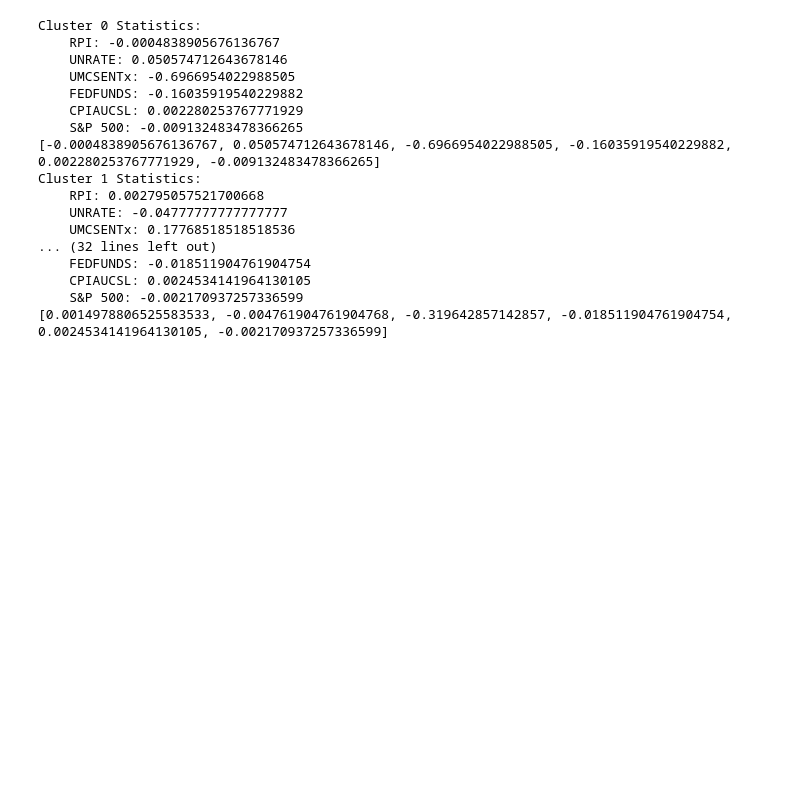
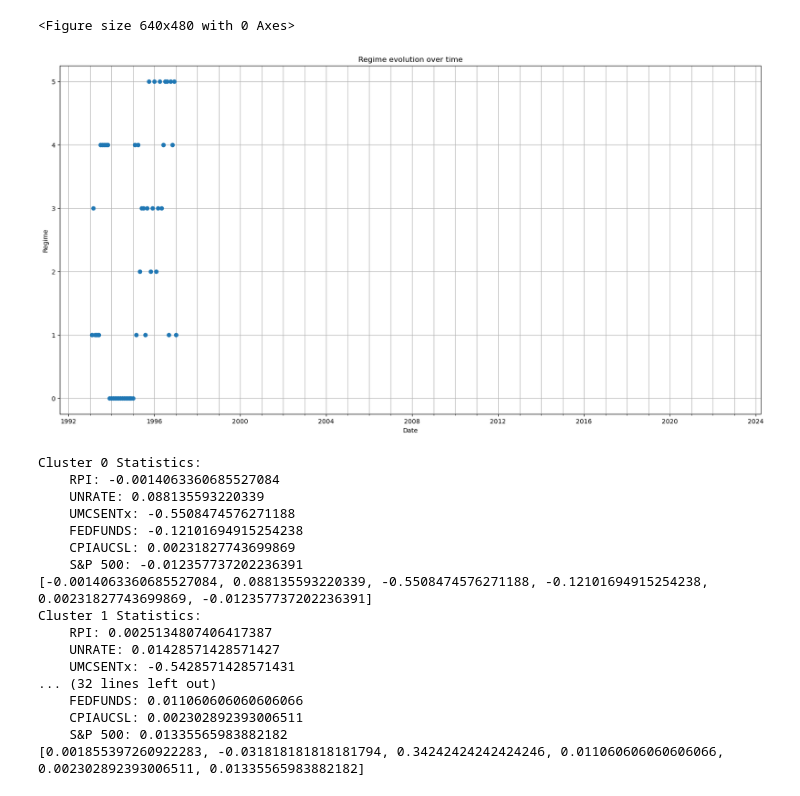
Before and after one commit to dcuoliveira/meta-learning-fin, a Jupyter notebook: src/memory_notebook.ipynb, the cells around one changed output. Saved outputs shown, nothing was run; the diff lists cells and outputs as text; code cells hidden in the pictures; blank space fills up the shorter version.

```diff
--- a/src/memory_notebook.ipynb
+++ b/src/memory_notebook.ipynb
@@ -42,3 +74,26 @@ No artists with labels found to put in legend.  Note that artists whose label st
+# %%
+import matplotlib.pyplot as plt
+import matplotlib.animation as animation
+
+shown_clusters = memory[f"cluster_step{len(all_probs) - 1}"]
+plt.clf()
+fig = plt.figure(figsize=(20, 10))
+ax = fig.add_subplot(111)
+plot = ax.plot(shown_clusters.index, shown_clusters.values, marker="o", linestyle="")[0]
+ax.xaxis.set_minor_locator(mdates.YearLocator())
+ax.set(xlabel="Date", ylabel="Regime", title="Regime evolution over time")
+plt.grid(which="both")
+
+def update(frame):
+    shown_clusters = memory[f"cluster_step{frame}"]
+    plot.set_xdata(shown_clusters.index)
+    plot.set_ydata(shown_clusters.values)
+    return plot
+ani = animation.FuncAnimation(fig=fig, func=update, frames=len(all_probs) - 1, interval=1)
+ani.save(filename="regime_evolution.gif", writer="pillow")
+# %% [output]
+<Figure size 640x480 with 0 Axes>
+[figure, added]
 # %%
 raw_data = pd.read_csv('data/inputs/fredmd_transf.csv')
 raw_data["date"] = pd.to_datetime(raw_data["date"])
@@ -47,8 +102,7 @@ raw_data = raw_data.dropna()
 
 major_cols = ['RPI', 'UNRATE', 'UMCSENTx', 'FEDFUNDS', 'CPIAUCSL', 'S&P 500']
 
-final_clusters = memory['cluster_step295']
-for i in range(6):
+for i in range(final_probs.shape[1]):
     cur_cluster = final_clusters[final_clusters == i]
     fred_data = raw_data.loc[cur_cluster.index]
     print(f"Cluster {i} Statistics:")
@@ -60,19 +114,19 @@ for i in range(6):
     print(cur_list)
 # %% [output]
 Cluster 0 Statistics:
-    RPI: -0.0004838905676136767
-    UNRATE: 0.050574712643678146
-    UMCSENTx: -0.6966954022988505
-    FEDFUNDS: -0.16035919540229882
-    CPIAUCSL: 0.002280253767771929
-    S&P 500: -0.009132483478366265
-[-0.0004838905676136767, 0.050574712643678146, -0.6966954022988505, -0.16035919540229882, 0.002280253767771929, -0.009132483478366265]
+    RPI: -0.0014063360685527084
+    UNRATE: 0.088135593220339
+    UMCSENTx: -0.5508474576271188
+    FEDFUNDS: -0.12101694915254238
+    CPIAUCSL: 0.00231827743699869
+    S&P 500: -0.012357737202236391
+[-0.0014063360685527084, 0.088135593220339, -0.5508474576271188, -0.12101694915254238, 0.00231827743699869, -0.012357737202236391]
 Cluster 1 Statistics:
-    RPI: 0.002795057521700668
-    UNRATE: -0.04777777777777777
-    UMCSENTx: 0.17768518518518536
+    RPI: 0.0025134807406417387
+    UNRATE: 0.01428571428571427
+    UMCSENTx: -0.5428571428571431
 ... (32 lines left out)
-    FEDFUNDS: -0.018511904761904754
-    CPIAUCSL: 0.0024534141964130105
-    S&P 500: -0.002170937257336599
-[0.0014978806525583533, -0.004761904761904768, -0.319642857142857, -0.018511904761904754, 0.0024534141964130105, -0.002170937257336599]
+    FEDFUNDS: 0.011060606060606066
+    CPIAUCSL: 0.002302892393006511
+    S&P 500: 0.01335565983882182
+[0.001855397260922283, -0.031818181818181794, 0.34242424242424246, 0.011060606060606066, 0.002302892393006511, 0.01335565983882182]
```
Also changed, not shown: parts of 9 cells of this notebook, 3 other files.
